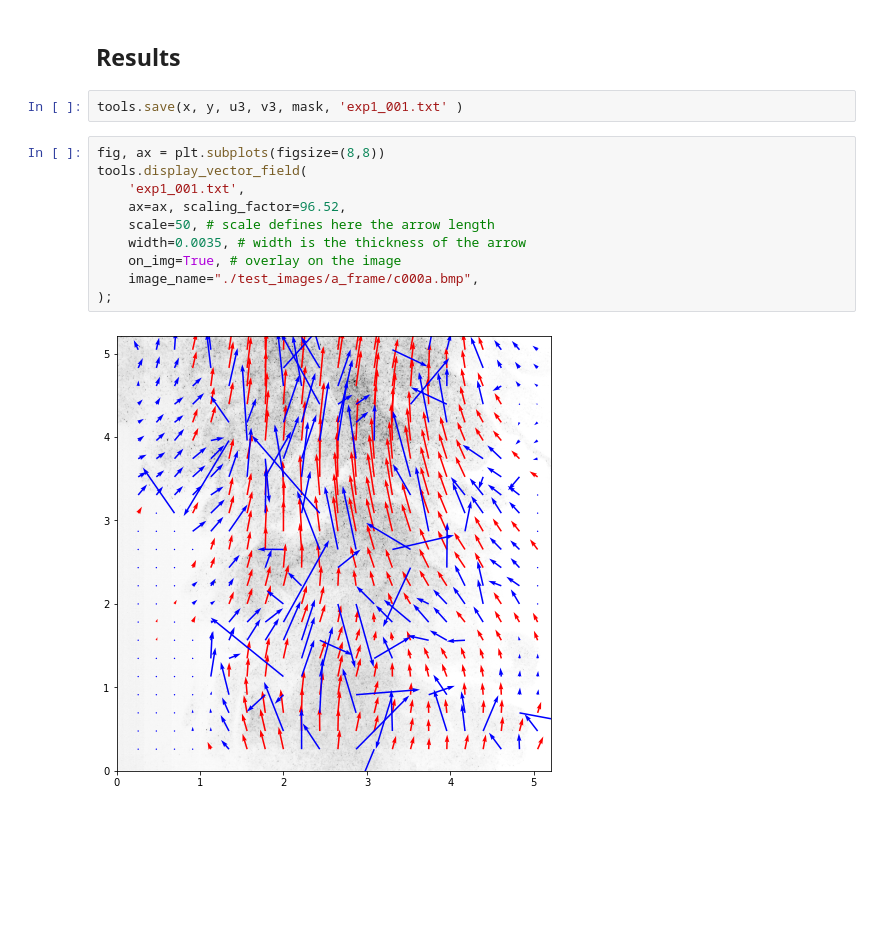
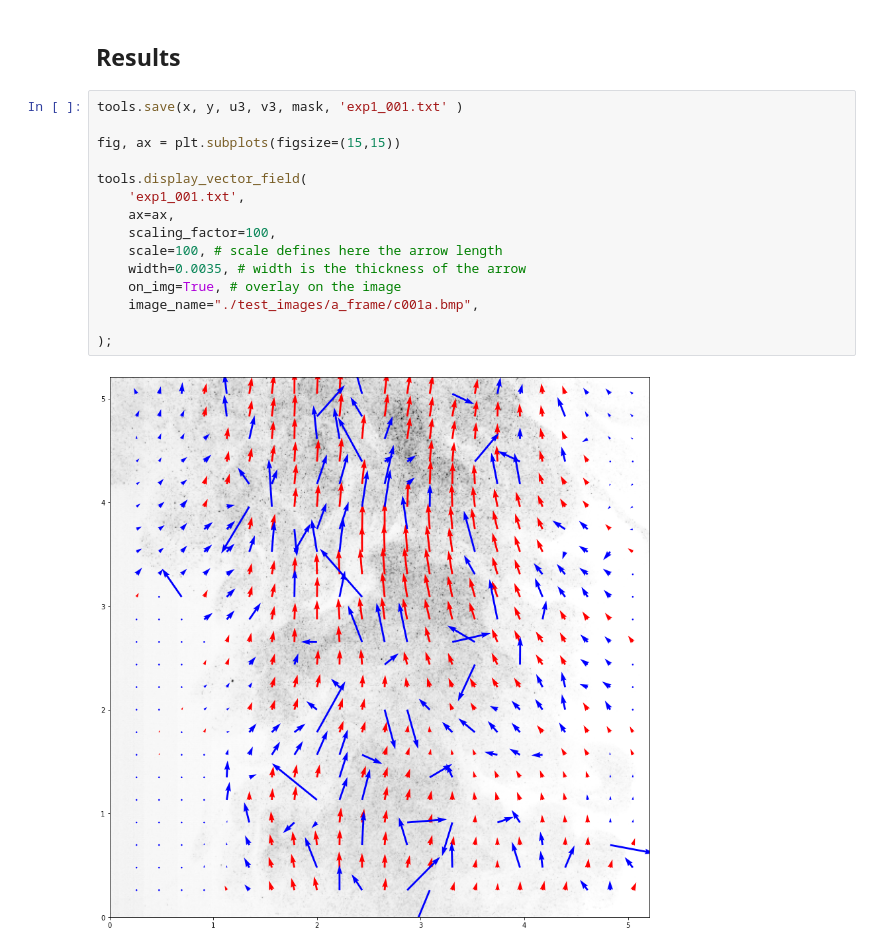
Before and after one commit to hakanceran64/Particle-Image-Velocimetry, a Jupyter notebook: main.ipynb, the cells around one changed output. Saved outputs shown, nothing was run; the diff lists cells and outputs as text; blank space fills up the shorter version.

```diff
--- a/main.ipynb
+++ b/main.ipynb
@@ -76,17 +80,20 @@ x, y, u3, v3 = scaling.uniform(
 x, y, u3, v3 = tools.transform_coordinates(x, y, u3, v3)
 # %% [markdown]
 ## Results
-# %%
-tools.save(x, y, u3, v3, mask, 'exp1_001.txt' )
 # %%
-fig, ax = plt.subplots(figsize=(8,8))
+tools.save(x, y, u3, v3, mask, 'exp1_001.txt' )
+
+fig, ax = plt.subplots(figsize=(15,15))
+
 tools.display_vector_field(
     'exp1_001.txt',
-    ax=ax, scaling_factor=96.52,
-    scale=50, # scale defines here the arrow length
+    ax=ax,
+    scaling_factor=100,
+    scale=100, # scale defines here the arrow length
     width=0.0035, # width is the thickness of the arrow
     on_img=True, # overlay on the image
-    image_name="./test_images/a_frame/c000a.bmp",
+    image_name="./test_images/a_frame/c001a.bmp",
+
 );
 # %% [output]
-[figure, old version]
+[figure, new version]
```
Also changed, not shown: parts of 6 cells of this notebook, 2 other files.
